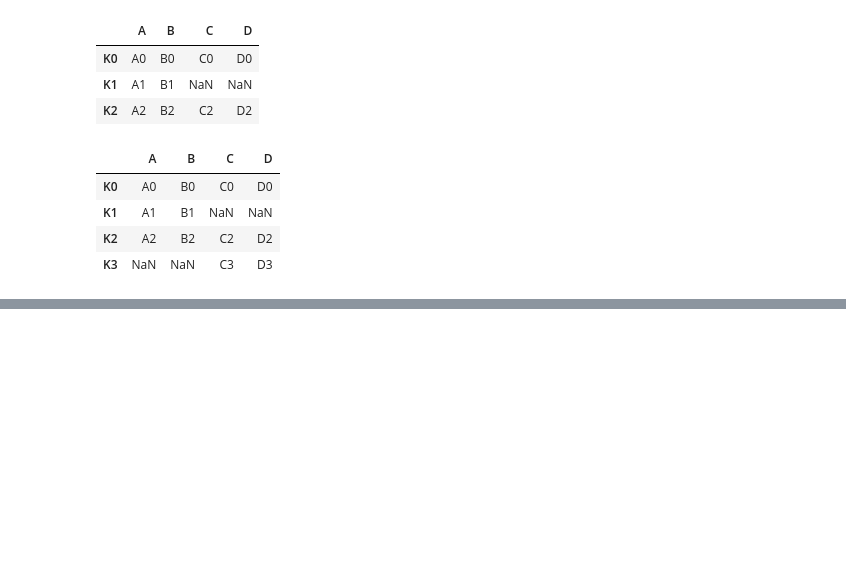
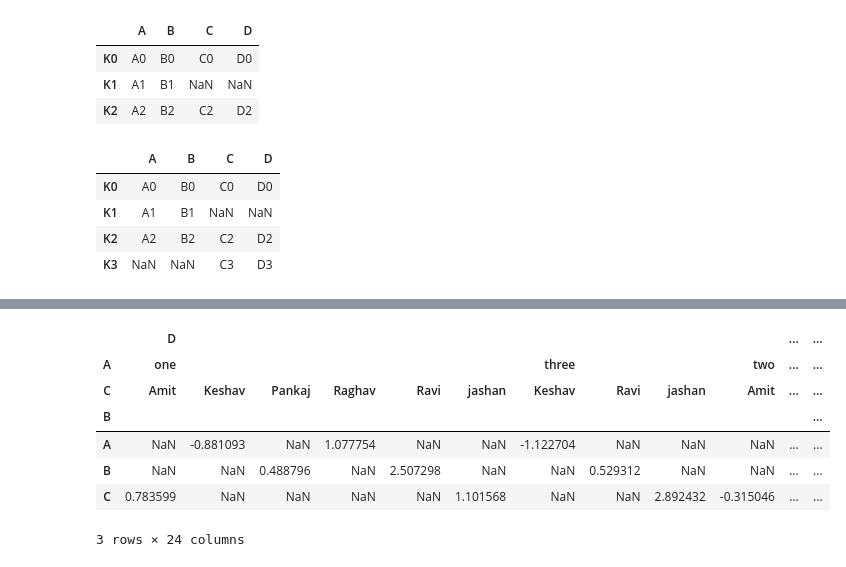
Before and after one commit to R123gh/Data-cleaning-project-, a Jupyter notebook: 5_pandas.ipynb, the cells around one changed output, grey strips where cells are left out. Cells and saved outputs as stored; diff of their text form; code cells hidden in the pictures; blank space fills up the shorter version.

```diff
--- a/5_pandas.ipynb
+++ b/5_pandas.ipynb
@@ -219,0 +338,16 @@ result
+# %%
+pd.pivot_table(
+    df, values=["D", "E"],
+    index=["B"],
+    columns=["A", "C"],
+    aggfunc="sum",
+)
+# %% [output]
+|  | D |  |  |  |  |  |  |  |  |  | ... | ... |
+| A | one |  |  |  |  |  | three |  |  | two | ... | ... |
+| C | Amit | Keshav | Pankaj | Raghav | Ravi | jashan | Keshav | Ravi | jashan | Amit | ... | ... |
+| B |  |  |  |  |  |  |  |  |  |  |  | ... |
+| A | NaN | -0.881093 | NaN | 1.077754 | NaN | NaN | -1.122704 | NaN | NaN | NaN | ... | ... |
+| B | NaN | NaN | 0.488796 | NaN | 2.507298 | NaN | NaN | 0.529312 | NaN | NaN | ... | ... |
+| C | 0.783599 | NaN | NaN | NaN | NaN | 1.101568 | NaN | NaN | 2.892432 | -0.315046 | ... | ... |
+3 rows × 24 columns
```
Also changed, not shown: parts of 18 cells of this notebook.
